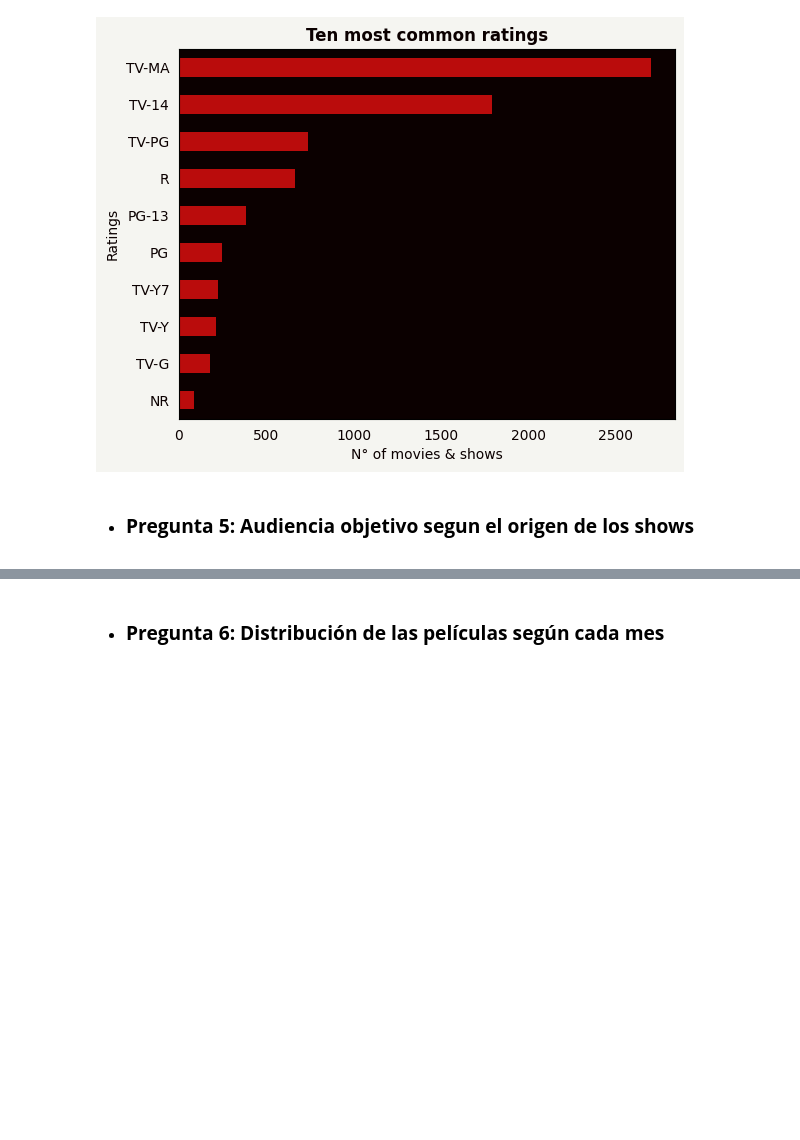
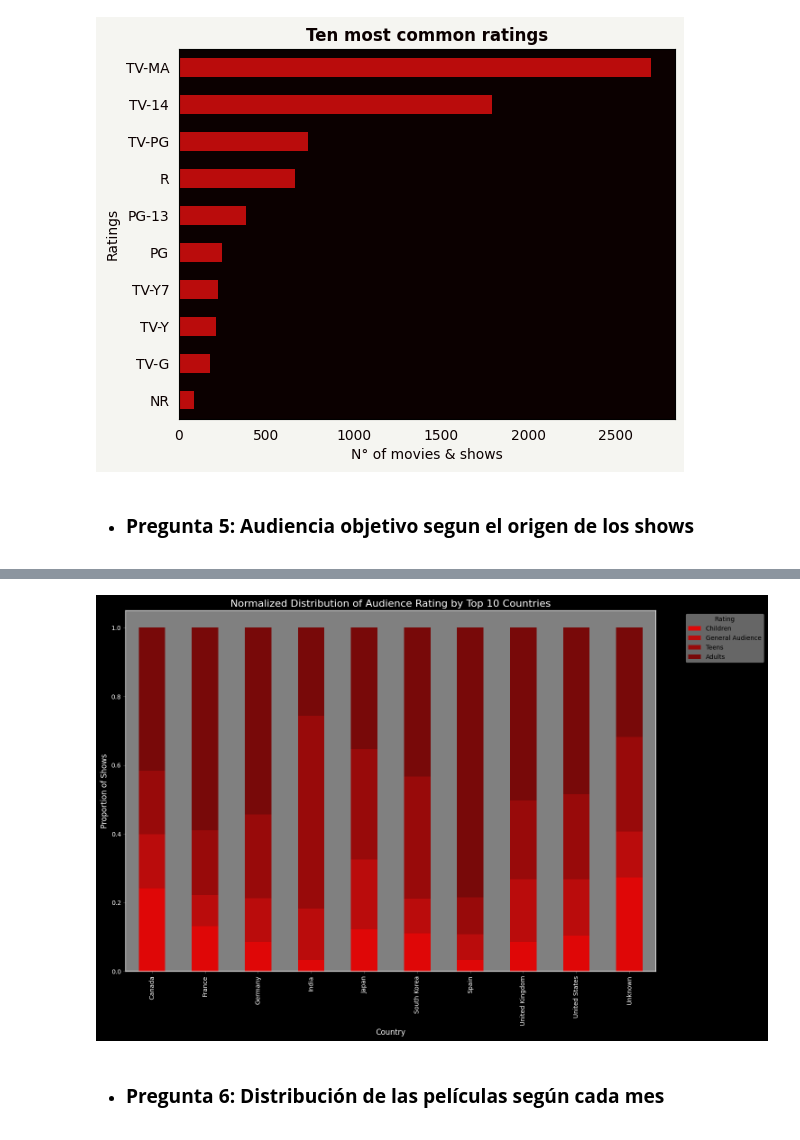
Before and after one commit to Apanizza197/AnalisisDeDatos, a Jupyter notebook: Practico2/practico_2.ipynb, the cells around one changed output, grey strips where cells are left out. Saved outputs shown, nothing was run; the diff lists cells and outputs as text; code cells hidden in the pictures; blank space fills up the shorter version.

```diff
--- a/Practico2/practico_2.ipynb
+++ b/Practico2/practico_2.ipynb
@@ -238,3 +214,63 @@ KeyError: 'country'
+# %%
+# Adjusting the categorization logic to split Teens and General Audience
+df['rating'] = df['rating'].apply(lambda x: 'Unrated' if x in ['UR', 'NR']
+                                  else 'Adults' if x in ['TV-MA', 'R', 'NC-17']
+                                  else 'Teens' if x in ['TV-14', 'PG-13']
+                                  else 'General Audience' if x in ['TV-PG', 'PG', 'G']
+                                  else 'Children' if x in ['TV-Y7', 'TV-Y7-FV', 'TV-Y', 'TV-G']
+                                  else 'Unrated')
+
+# Handling country column, splitting and normalizing
+df['country'] = df['country'].fillna('Unknown').astype(str).str.split(', ')
+df_exploded = df.explode('country')
+df_exploded['country'] = df_exploded['country'].str.strip().str.rstrip(',')
+
+# Grouping by country and rating, normalizing by total films per country
+df_grouped = df_exploded.groupby(['country', 'rating']).size().reset_index(name='count')
+
+# Sorting countries by total count and taking the top 10
+top_countries = df_grouped.groupby('country')['count'].sum().nlargest(10).index
+df_top_countries = df_grouped[df_grouped['country'].isin(top_countries)]
+
+# Creating a pivot for the top 10 countries
+df_pivot_top_10 = df_top_countries.pivot(index='country', columns='rating', values='count').fillna(0)
+
+# Ensure we only select numeric columns
+df_pivot_top_10 = df_pivot_top_10.apply(pd.to_numeric, errors='coerce')
+
+# Sorting the columns in the desired order dynamically based on availability
+rating_order = ['Children', 'General Audience', 'Teens', 'Adults']
+available_ratings = [rating for rating in rating_order if rating in df_pivot_top_10.columns]
+df_pivot_top_10 = df_pivot_top_10[available_ratings]
+
+# Normalizing by the total number of films per country
+df_pivot_normalized_top_10 = df_pivot_top_10.div(df_pivot_top_10.sum(axis=1), axis=0)
+
+# Using the provided color palette without white
+colours_rating_min_max = ['#df0707', '#ba0c0c', '#980a0a', '#780909', '#292f33', '#221f1f']
+
+# Setting plot and figure background colors, and removing the white grid
+plt.style.use('ggplot')  # Start with ggplot style and customize
+plt.rcParams['axes.facecolor'] = 'gray'  # Gray background for the plot
+plt.rcParams['figure.facecolor'] = 'black'  # Black external background
+plt.rcParams['axes.grid'] = False  # Disable the white grid
+
+# Plotting the normalized data for the top 10 countries
+df_pivot_normalized_top_10.plot(kind='bar', stacked=True, figsize=(15, 10), color=colours_rating_min_max[:df_pivot_normalized_top_10.shape[1]])
+
+plt.title('Normalized Distribution of Audience Rating by Top 10 Countries', fontsize=16, color='white')
+plt.xlabel('Country', fontsize=12, color='white')
+plt.ylabel('Proportion of Shows', fontsize=12, color='white')
+
+# Adjusting legend and tick colors
+plt.legend(title='Rating', bbox_to_anchor=(1.05, 1), loc='upper left', facecolor='gray', edgecolor='black')
+plt.xticks(color='white')
+plt.yticks(color='white')
+
+plt.tight_layout()
+plt.show()
+# %% [output]
+[figure, added]
 # %% [markdown]
 + ### **Pregunta 6: Distribución de las películas según cada mes**
 # %%
```
Also changed, not shown: parts of 2 cells of this notebook.
